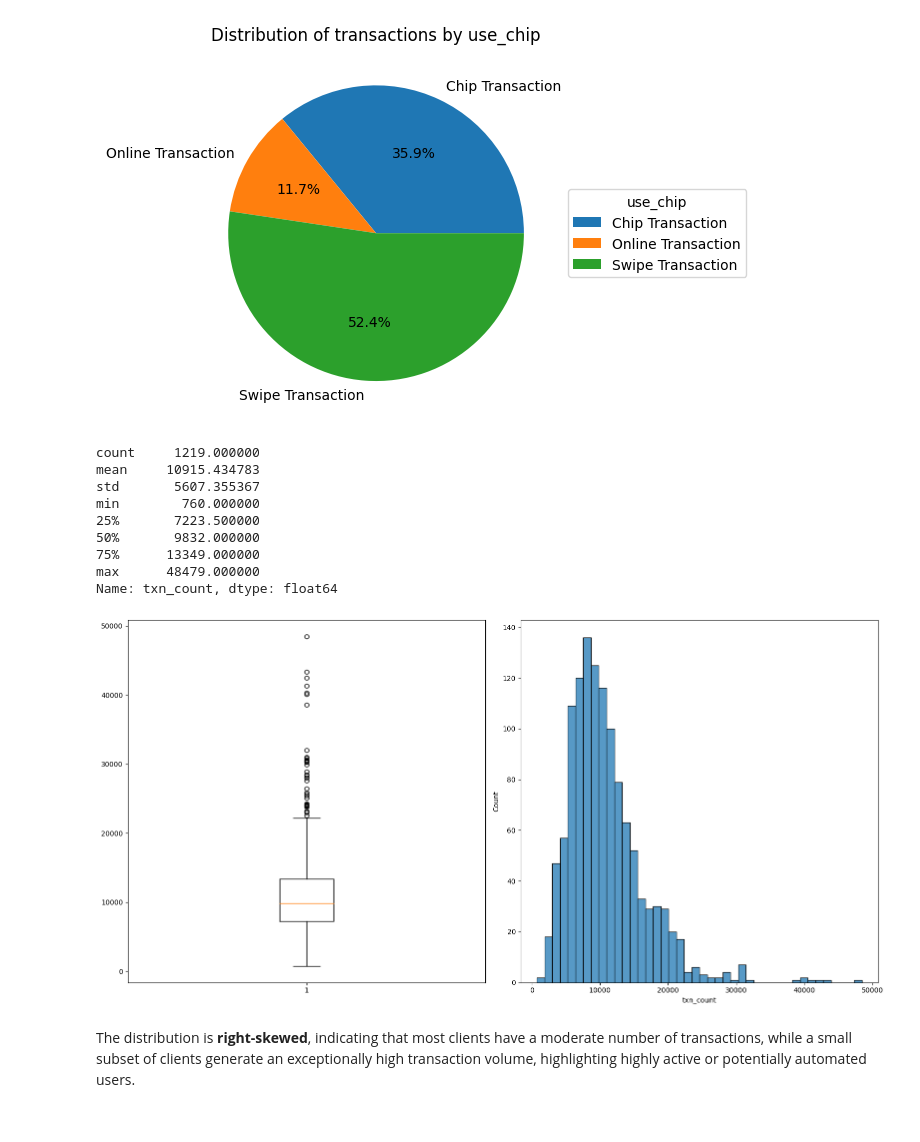
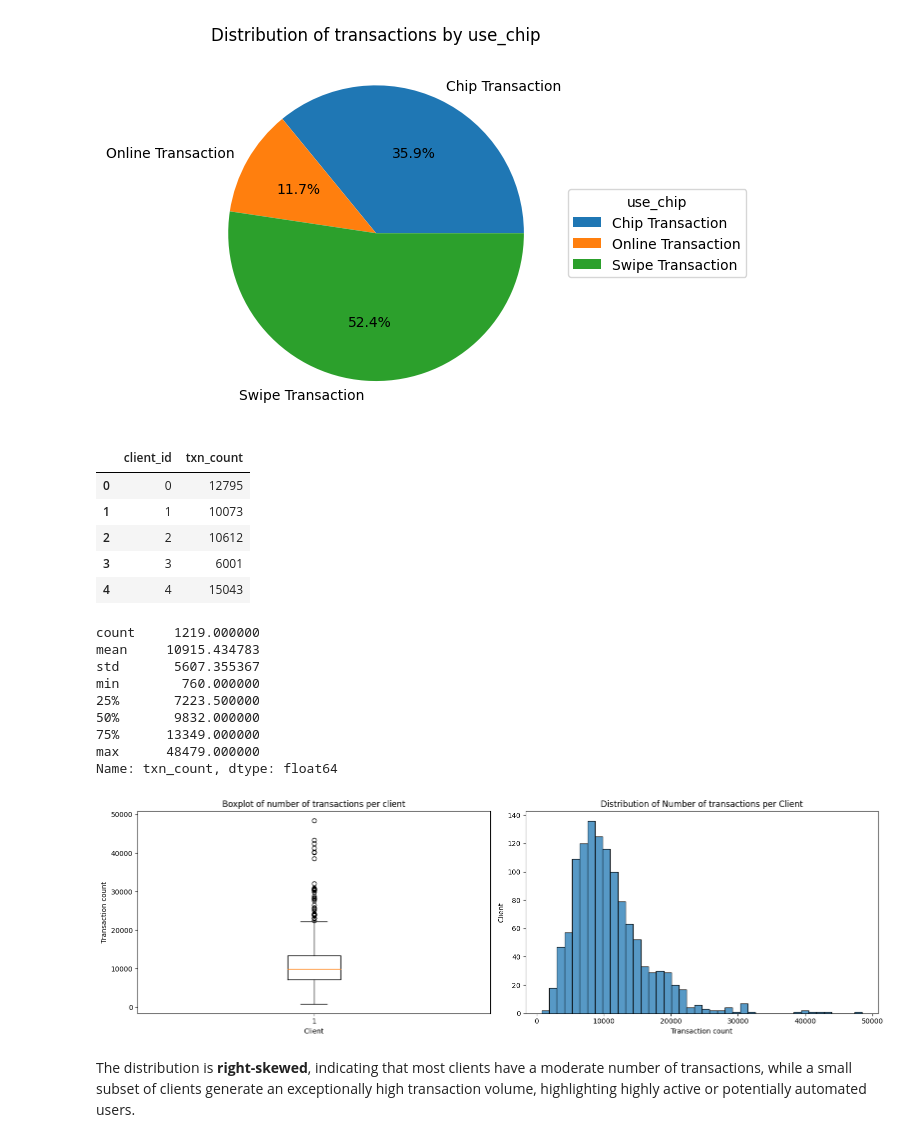
Before and after one commit to hlnetr21354/Financial-Transactions-Analysis, a Jupyter notebook: notebook/transform_data_eda.ipynb, the cells around one changed output. Cells and saved outputs as stored; diff of their text form; code cells hidden in the pictures.

```diff
--- a/notebook/transform_data_eda.ipynb
+++ b/notebook/transform_data_eda.ipynb
@@ -501,25 +511,46 @@ plt.legend(title='use_chip', loc='center left', bbox_to_anchor=(1, 0.5))
 plt.show()
 # %% [output]
 [figure]
+# %%
+txn_client_df.head()
+# %% [output]
+|  | client_id | txn_count |
+| 0 | 0 | 12795 |
+| 1 | 1 | 10073 |
+| 2 | 2 | 10612 |
+| 3 | 3 | 6001 |
+| 4 | 4 | 15043 |
 # %%
-txn_client_df = pd.DataFrame(txn_df.groupby('client_id').agg(txn_count=('id','nunique'))).reset_index()
+txn_client_df = pd.DataFrame(txn_df.groupby('client_id', as_index=False).agg(txn_count=('id','nunique')))
 print(txn_client_df['txn_count'].describe())
 
-fig, axes = plt.subplots(1,2,figsize=(16,8))
-box = axes[0].boxplot(txn_client_df['txn_count'])
-kde_plot = sns.histplot(txn_client_df['txn_count'], ax=axes[1])
+fig, axes = plt.subplots(1,2,figsize=(16,5))
+
+# Boxplot
+axes[0].boxplot(txn_client_df['txn_count'])
+axes[0].set_title("Boxplot of number of transactions per client")
+axes[0].set_xlabel("Client")
+axes[0].set_ylabel("Transaction count")
+
+# Histogram
+sns.histplot(txn_client_df['txn_count'], ax=axes[1])
+axes[1].set_title("Distribution of Number of transactions per Client")
+axes[1].set_xlabel("Transaction count")
+axes[1].set_ylabel("Client")
+
 plt.tight_layout()
+plt.show()
 # %% [output]
 count     1219.000000
 mean     10915.434783
 std       5607.355367
 min        760.000000
 25%       7223.500000
 50%       9832.000000
 75%      13349.000000
 max      48479.000000
 Name: txn_count, dtype: float64
-[figure, old version]
+[figure, new version]
 # %% [markdown]
 The distribution is **right-skewed**, indicating that most clients have a moderate number of transactions, while a small subset of clients generate an exceptionally high transaction volume, highlighting highly active or potentially automated users.
 # %% [markdown]
```
Also changed, not shown: parts of 3 cells of this notebook, 1 other file.
